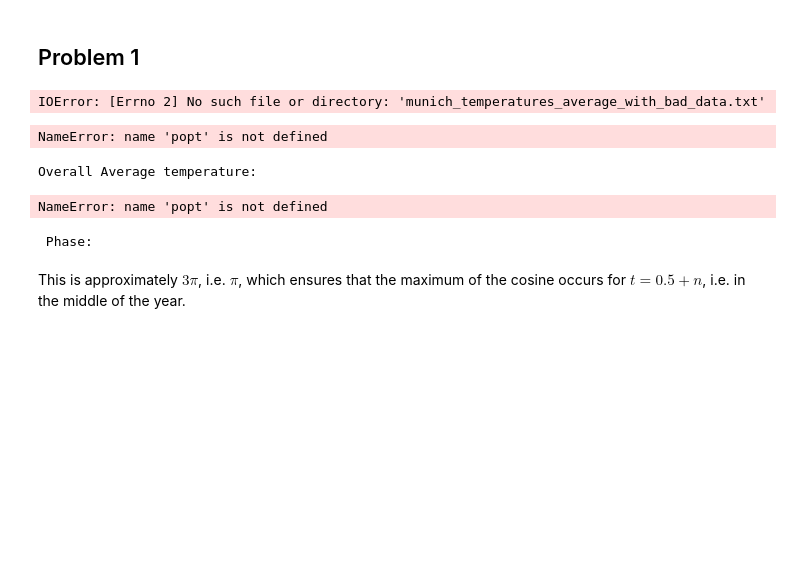
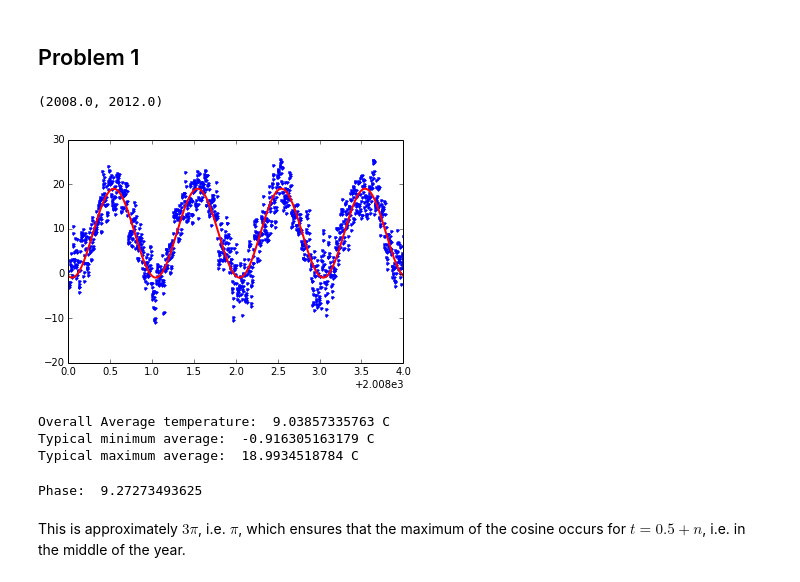
Before and after one commit to astrofrog/py4sci, a Jupyter notebook: practice/Practice Sheet 5 - Sample Solutions.ipynb, the cells around one changed output. Drawn from its saved outputs; the diff is of its cells as text; code cells hidden in the pictures; blank space fills up the shorter version.

```diff
--- a/practice/Practice Sheet 5 - Sample Solutions.ipynb
+++ b/practice/Practice Sheet 5 - Sample Solutions.ipynb
@@ -6,50 +6,51 @@
 days = []
 temperatures = []
 
-for line in open('munich_temperatures_average_with_bad_data.txt', 'r'):
+for line in open('data/munich_temperatures_average_with_bad_data.txt', 'r'):
 
     day, temperature = line.strip().split()
 
     # day and temperature are strings so we need to convert them
     # when we append them to the lists
     days.append(float(day))
     temperatures.append(float(temperature))
 
 # The above gives us lists, but easier if we now convert to arrays
 days = np.array(days)
 temperatures = np.array(temperatures)
 
 # filtering bad data
 keep = (temperatures > -90.) & (temperatures < 90.)
 days = days[keep]
 temperatures = temperatures[keep]
 
 # define periodic function
 def tfunc(x, a, b, c):
     return a * np.cos(x * 6.28 + b) + c
 
 # fit function to data
 from scipy.optimize import curve_fit
 popt, pcov = curve_fit(tfunc, days, temperatures)
 
 # make a plot of the fit
 plt.plot(days, temperatures, '.')
 plt.plot(days, tfunc(days, *popt), 'r-', lw=2)
 plt.xlim(2008., 2012.)
 # %% [output]
-IOError: [Errno 2] No such file or directory: 'munich_temperatures_average_with_bad_data.txt'
+(2008.0, 2012.0)
+[figure, added]
 # %%
 print "Overall Average temperature: ", popt[2], "C"
 print "Typical minimum average: ", popt[2] - popt[0], "C"
 print "Typical maximum average: ", popt[2] + popt[0], "C"
 # %% [output]
-NameError: name 'popt' is not defined
+Overall Average temperature:  9.03857335763 C
+Typical minimum average:  -0.916305163179 C
+Typical maximum average:  18.9934518784 C
-Overall Average temperature:
 # %%
 print "Phase: ", popt[1]
 # %% [output]
-NameError: name 'popt' is not defined
+Phase:  9.27273493625
- Phase:
 # %% [markdown]
 This is approximately $3\pi$, i.e. $\pi$, which ensures that the maximum of the cosine occurs for $t = 0.5 + n$, i.e. in the middle of the year.
 # %% [markdown]
```
